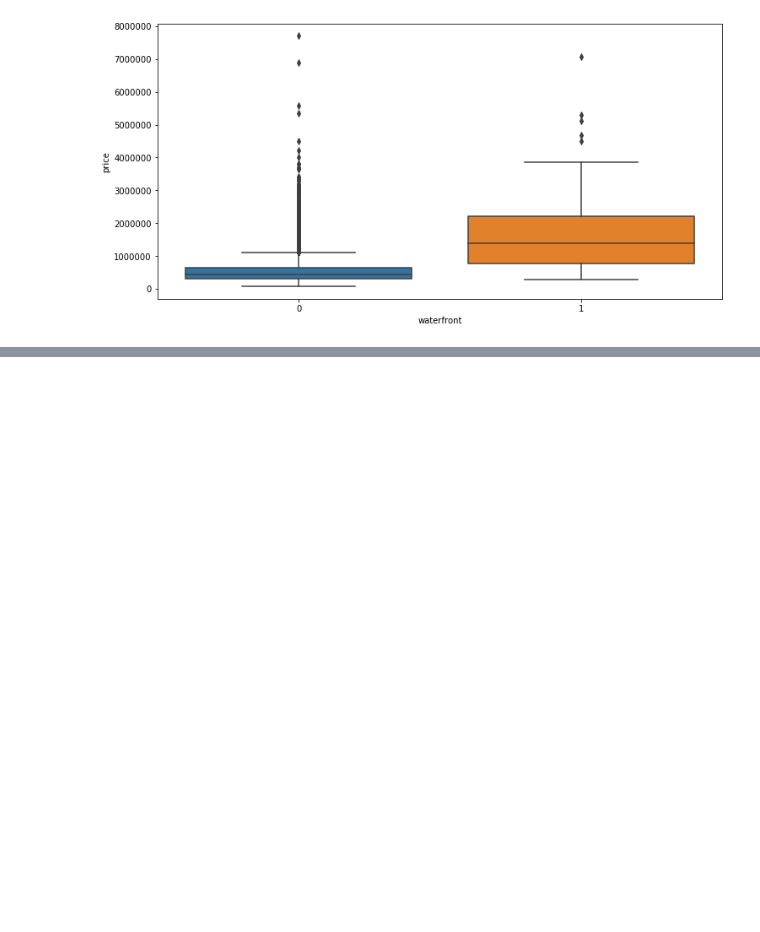
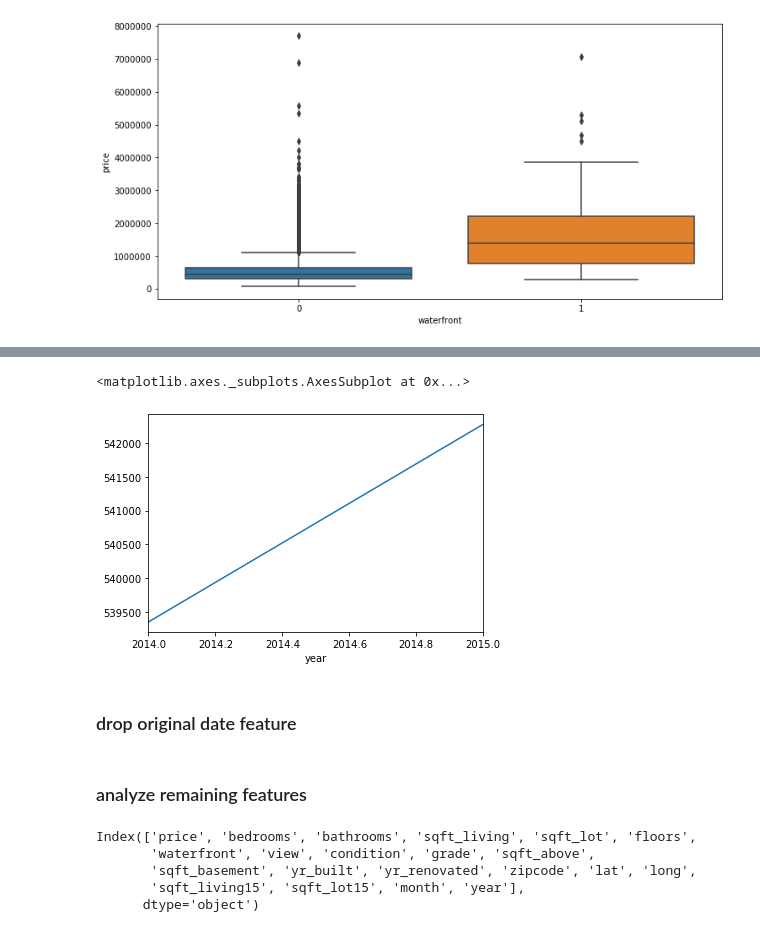
Before and after one commit to techcomm23/TF-Practice1, a Jupyter notebook: 03-ANNs/01-Keras-Regression.ipynb, the cells around one changed output, grey strips where cells are left out. Drawn from its saved outputs; the diff is of its cells as text; code cells hidden in the pictures; blank space fills up the shorter version.

```diff
--- a/03-ANNs/01-Keras-Regression.ipynb
+++ b/03-ANNs/01-Keras-Regression.ipynb
@@ -198,0 +271,8 @@ sns.boxplot(x='waterfront',y='price',data=df)
+# %%
+# trying groupby to explore if different years can affect house prices
+df.groupby('year').mean()['price'].plot()
+# %% [output]
+<matplotlib.axes._subplots.AxesSubplot at 0x...>
+[figure, added]
+# %% [markdown]
+### drop original date feature
@@ -198,0 +281,11 @@ sns.boxplot(x='waterfront',y='price',data=df)
+# %% [markdown]
+### analyze remaining features
+# %%
+# check remaining columns
+df.columns
+# %% [output]
+Index(['price', 'bedrooms', 'bathrooms', 'sqft_living', 'sqft_lot', 'floors',
+       'waterfront', 'view', 'condition', 'grade', 'sqft_above',
+       'sqft_basement', 'yr_built', 'yr_renovated', 'zipcode', 'lat', 'long',
+       'sqft_living15', 'sqft_lot15', 'month', 'year'],
+      dtype='object')
```
Also changed, not shown: parts of 27 cells of this notebook.
